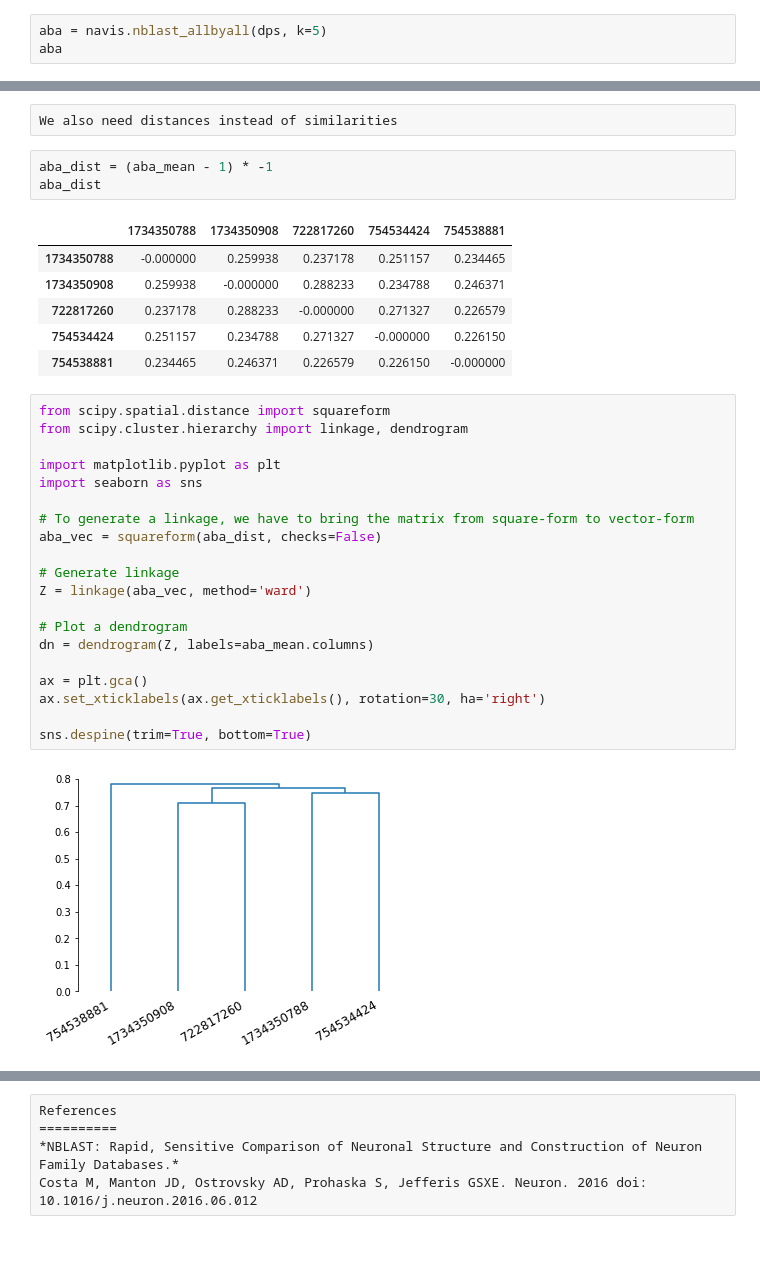
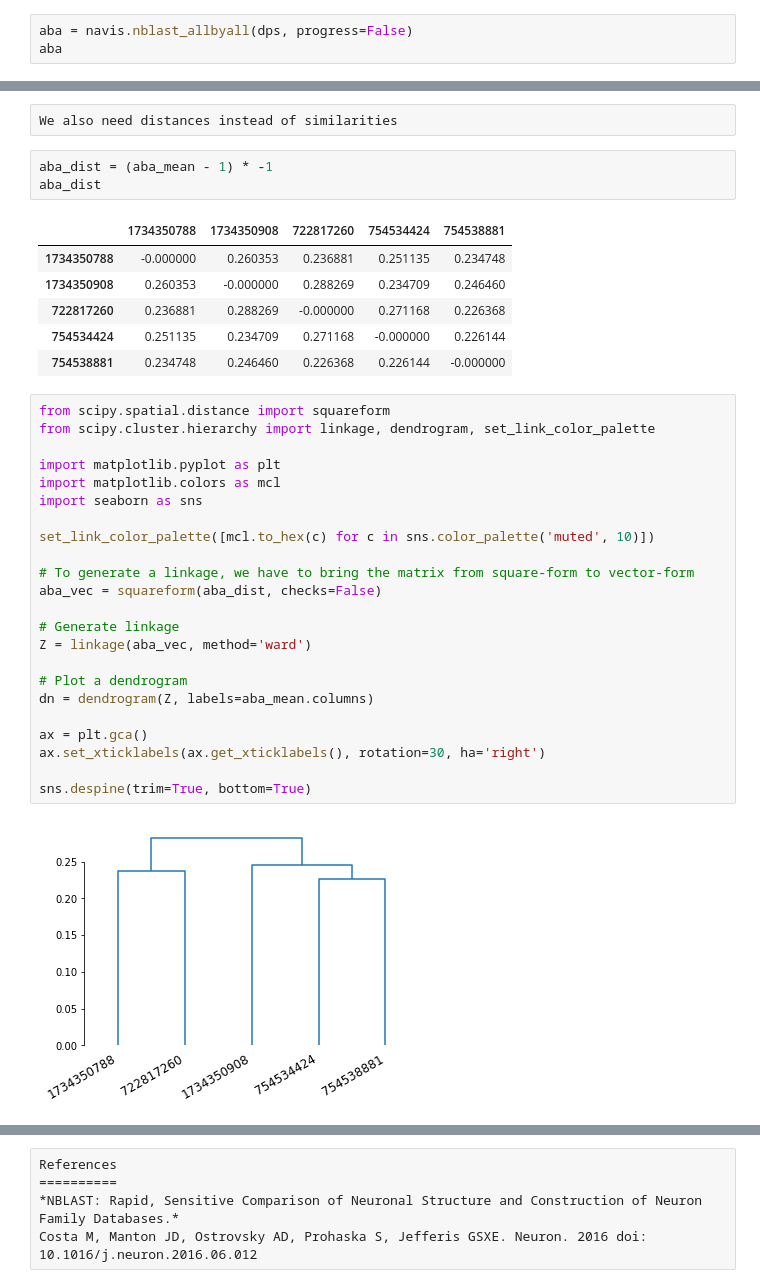
Before and after one commit to navis-org/navis, a Jupyter notebook: docs/source/tutorials/nblast.ipynb, the cells around one changed output, grey strips where cells are left out. Cells and saved outputs as stored; diff of their text form; blank space fills up the shorter version.

Commit message:
update NBLAST tutorial

```diff
--- a/docs/source/tutorials/nblast.ipynb
+++ b/docs/source/tutorials/nblast.ipynb
@@ -79,7 +79,7 @@ nbl
 # %% [raw]
 Painless, wasn't it? By default, scores are normalized such that 1 is a perfect match (i.e. from a sel-self comparison). We can demonstrate this by running a all-by-all nblast:
 # %%
-aba = navis.nblast_allbyall(dps, k=5)
+aba = navis.nblast_allbyall(dps, progress=False)
 aba
 # %% [output]
 |  | 1734350788 | 1734350908 | 722817260 | 754534424 | 754538881 |
@@ -99,30 +99,33 @@ aba_dist = (aba_mean - 1) * -1
 aba_dist
 # %% [output]
 |  | 1734350788 | 1734350908 | 722817260 | 754534424 | 754538881 |
-| 1734350788 | -0.000000 | 0.259938 | 0.237178 | 0.251157 | 0.234465 |
-| 1734350908 | 0.259938 | -0.000000 | 0.288233 | 0.234788 | 0.246371 |
-| 722817260 | 0.237178 | 0.288233 | -0.000000 | 0.271327 | 0.226579 |
-| 754534424 | 0.251157 | 0.234788 | 0.271327 | -0.000000 | 0.226150 |
-| 754538881 | 0.234465 | 0.246371 | 0.226579 | 0.226150 | -0.000000 |
+| 1734350788 | -0.000000 | 0.260353 | 0.236881 | 0.251135 | 0.234748 |
+| 1734350908 | 0.260353 | -0.000000 | 0.288269 | 0.234709 | 0.246460 |
+| 722817260 | 0.236881 | 0.288269 | -0.000000 | 0.271168 | 0.226368 |
+| 754534424 | 0.251135 | 0.234709 | 0.271168 | -0.000000 | 0.226144 |
+| 754538881 | 0.234748 | 0.246460 | 0.226368 | 0.226144 | -0.000000 |
 # %%
 from scipy.spatial.distance import squareform
-from scipy.cluster.hierarchy import linkage, dendrogram
+from scipy.cluster.hierarchy import linkage, dendrogram, set_link_color_palette
 
 import matplotlib.pyplot as plt
+import matplotlib.colors as mcl
 import seaborn as sns
+
+set_link_color_palette([mcl.to_hex(c) for c in sns.color_palette('muted', 10)])
 
 # To generate a linkage, we have to bring the matrix from square-form to vector-form
 aba_vec = squareform(aba_dist, checks=False)
 
 # Generate linkage
 Z = linkage(aba_vec, method='ward')
 
 # Plot a dendrogram
 dn = dendrogram(Z, labels=aba_mean.columns)
 
 ax = plt.gca()
 ax.set_xticklabels(ax.get_xticklabels(), rotation=30, ha='right')
 
 sns.despine(trim=True, bottom=True)
 # %% [output]
-[figure, old version]
+[figure, new version]
```
Also changed, not shown: parts of 17 cells of this notebook.
